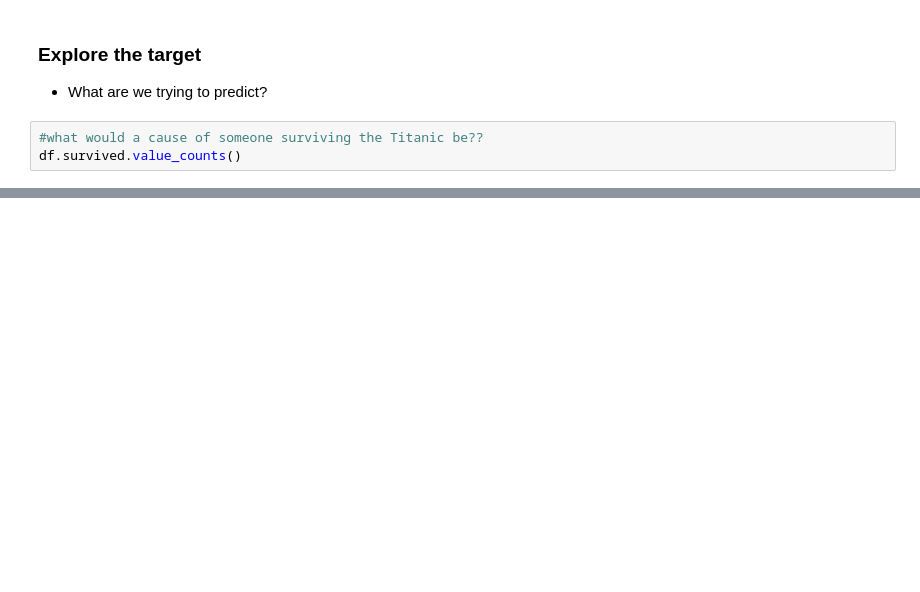
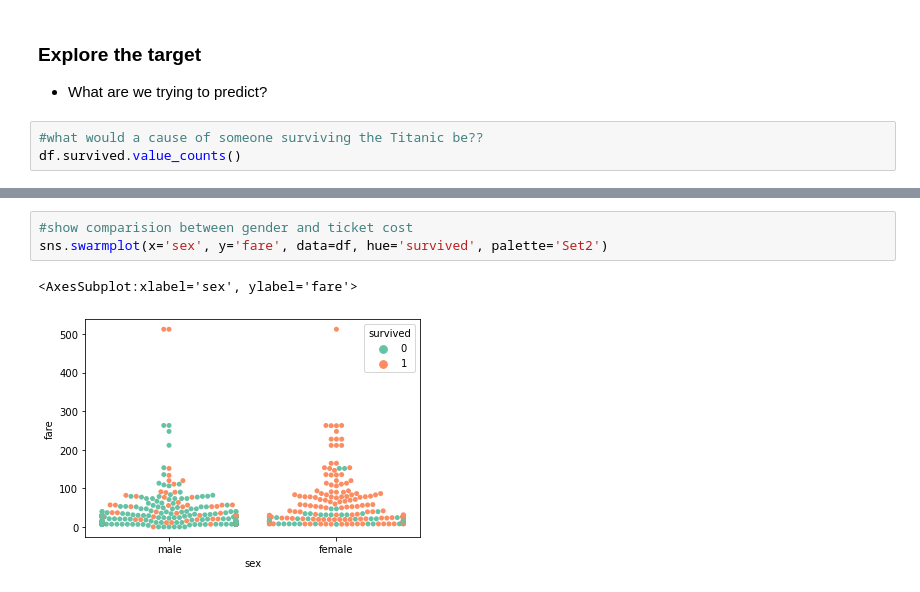
Before and after one commit to natasharivers/Classifications, a Jupyter notebook: Exploratory Analysis Notes.ipynb, the cells around one changed output, grey strips where cells are left out. Cells and saved outputs as stored; diff of their text form; blank space fills up the shorter version.

```diff
--- a/Exploratory Analysis Notes.ipynb
+++ b/Exploratory Analysis Notes.ipynb
@@ -33,0 +50,6 @@ survival_rate = df.survived.mean()
+# %%
+#show comparision between gender and ticket cost
+sns.swarmplot(x='sex', y='fare', data=df, hue='survived', palette='Set2')
+# %% [output]
+<AxesSubplot:xlabel='sex', ylabel='fare'>
+[figure, added]
```
Also changed, not shown: parts of 29 cells of this notebook.
